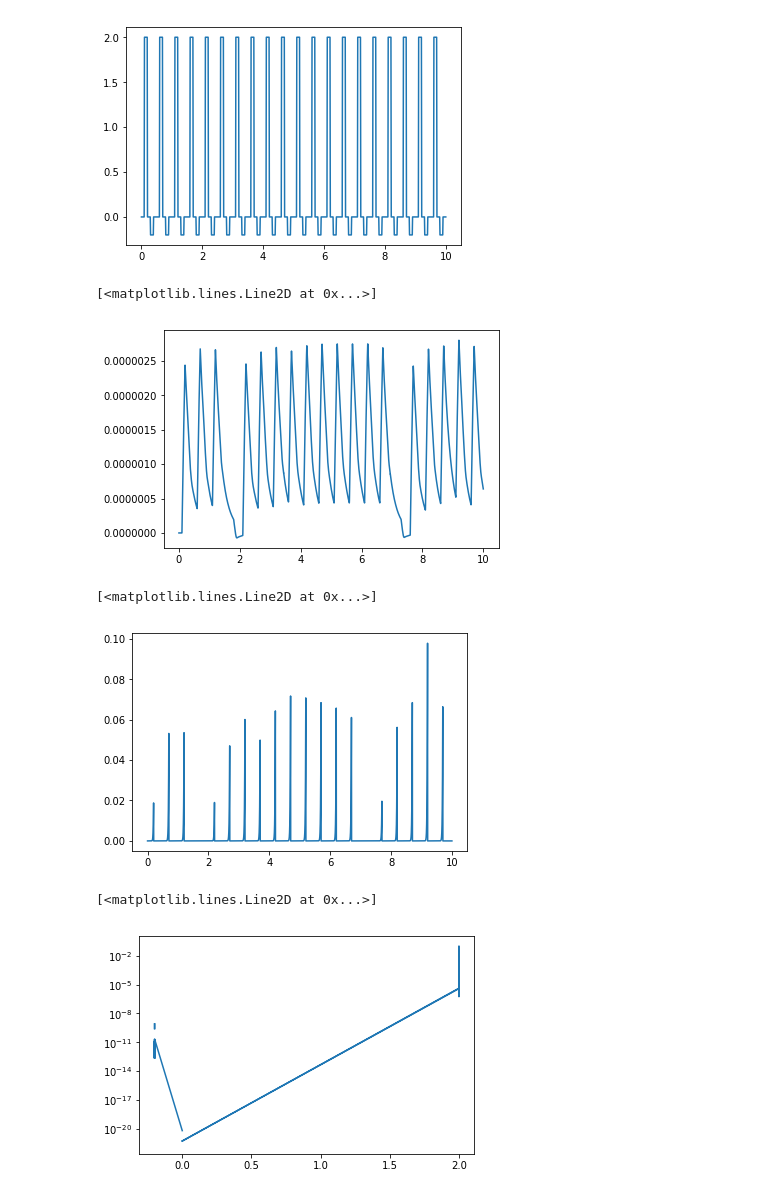
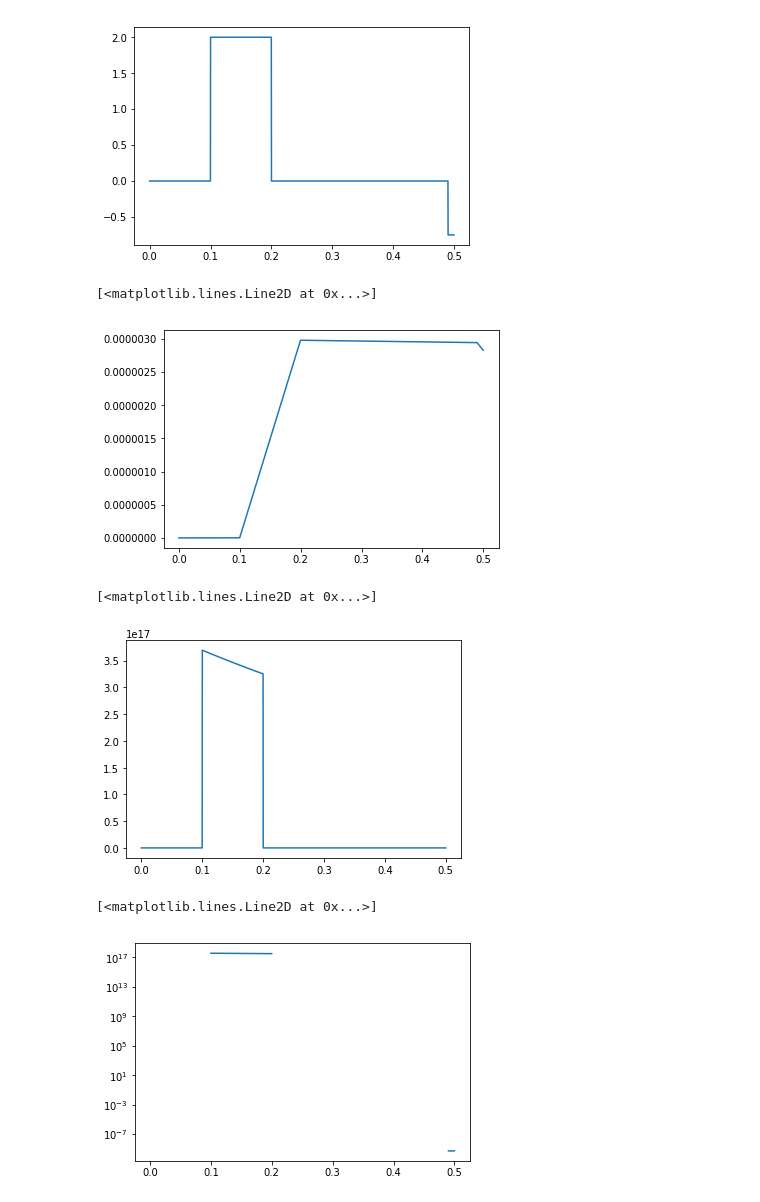
Before and after one commit to Petapath/phd, a Jupyter notebook: memristor/transistor_model/lin_sweep.ipynb, the cells around one changed output. Saved outputs shown, nothing was run; the diff lists cells and outputs as text; code cells hidden in the pictures.

```diff
--- a/memristor/transistor_model/lin_sweep.ipynb
+++ b/memristor/transistor_model/lin_sweep.ipynb
@@ -12,57 +12,61 @@ import utils
 # setup the experiment
 #
 
 # here we have the self adjusting definitions for sweeps
 # we can vary number of timeseps (resolution)
 # the range
 # and the vale range
 
-timesteps=1000
+timesteps=2000
 time=.5
 v_range=.5 # full range (from - to +, e.g. -1 -> 1 : range is 2)
 time_domain=np.linspace(0,time,timesteps,dtype=np.float64)
 
 # scan rate for unidirectional sweeps, multiply by 2 for biderectional
 scan_rate=v_range/time
 
 vls=utils.partial(vs.voltage_lin_sweep,-v_range/2.,scan_rate)
 vlsbd=utils.partial(vs.voltage_bidirectional_sweep,-v_range/2.,2*scan_rate,time/2.)
 
+# positive write pulse, negative read pulse
 vpulse_double_pos_neg_discrete=utils.partial(utils.interpolator,vd.double_pulse_t,vd.double_pulse_pos_neg_v)
+
+
+# negative write pulse, negative read pulse
+vpulse_double_neg_neg_discrete=utils.partial(utils.interpolator,vd.double_pulse_t,vd.double_pulse_neg_neg_v)
 
 
 
 #alias
-vf=vlsbd
+#vf=vls
 vf=vpulse_double_pos_neg_discrete
-
-vf=utils.partial(utils.make_periodic,vpulse_double_pos_neg_discrete,0.5)
-time_domain_periodic=np.linspace(0,10,timesteps,dtype=np.float64)
+#vf=utils.partial(utils.make_periodic,vpulse_double_neg_neg_discrete,0.5)
+time_domain_periodic=np.linspace(0,.5,timesteps,dtype=np.float64)
 time_domain=time_domain_periodic
 
 v_array=np.array([vf(t) for t in time_domain])
 plt.plot(time_domain,v_array)
 
-tm=model.TransistorModel(Cion=7.2e-6,Rion=6.7e4)
-#(i,v,q)=tm.apply_1T_model(0,time_domain,vf)
-(i,v,q)=tm.apply_2T_model(0,-v_range/2.,time_domain,vf)
+tm=model.TransistorModel(4000,Cion=7.2e-4,Rion=6.7e4)
+(i,v,q)=tm.apply_1T_model(0,0,time_domain,vf)
+#(i,v,q)=tm.apply_2T_model(0,-v_range/2.,time_domain,vf)
 # %% [output]
-[figure, old version]
+[figure, new version]
 # %%
 plt.plot(time_domain,q)
 # %% [output]
 [<matplotlib.lines.Line2D at 0x...>]
-[figure, old version]
+[figure, new version]
 # %%
 plt.plot(time_domain,i)
 # %% [output]
 [<matplotlib.lines.Line2D at 0x...>]
-[figure, old version]
+[figure, new version]
 # %%
-plt.semilogy(v_array,abs(i))
+plt.semilogy(time_domain,abs(i))
 # %% [output]
 [<matplotlib.lines.Line2D at 0x...>]
-[figure, old version]
+[figure, new version]
 # %%
 plt.semilogy(v,abs(i))
 # %% [output]
```
Also changed, not shown: parts of 1 cell of this notebook, 4 other files.
